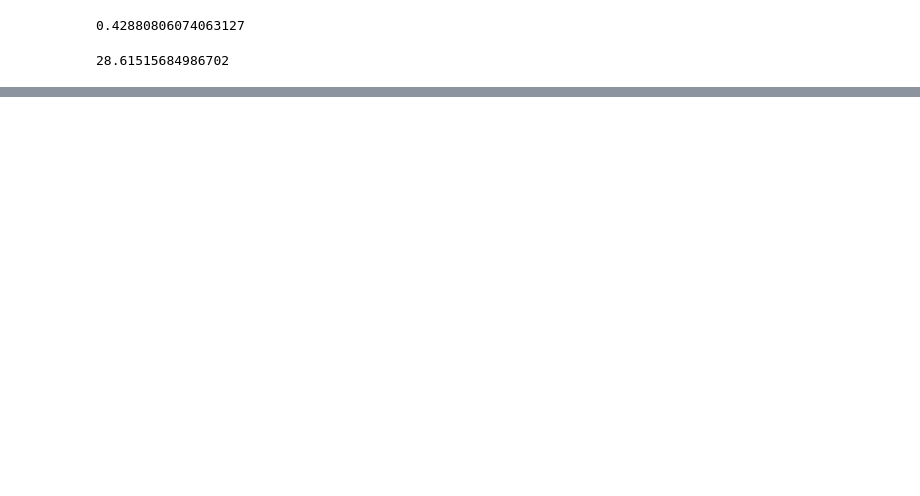
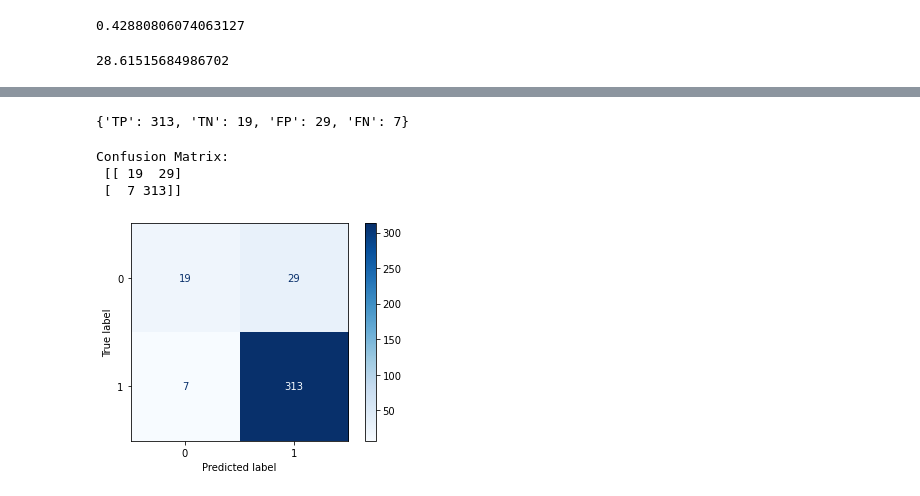
Before and after one commit to clarkkon/IBM-Employee-Attrition-Logistic-Regression, a Jupyter notebook: index.ipynb, the cells around one changed output, grey strips where cells are left out. Drawn from its saved outputs; the diff is of its cells as text; code cells hidden in the pictures; blank space fills up the shorter version.

Commit message:
Confusion Matrix

```diff
--- a/index.ipynb
+++ b/index.ipynb
@@ -92,7 +185,7 @@ log_loss(y_train, np.zeros(len(y_train)))
 clf = XGBClassifier()
 
 # Fit XGBClassifier
-clf.fit(X_train, y_train)
+clf.fit(X_train, y_train, eval_metric='rmse')
 
 # Predict on training and test sets
 training_preds = clf.predict(X_train)
@@ -114,7 +210,7 @@ param_grid = {
 }
 # %%
 grid_clf = GridSearchCV(clf, param_grid, scoring='accuracy', cv=None, n_jobs=1)
-grid_clf.fit(X_train, y_train)
+grid_clf.fit(X_train, y_train, eval_metric='rmse')
 
 best_parameters = grid_clf.best_params_
 
@@ -132,0 +239,48 @@ print('Validation accuracy: {:.4}%'.format(test_accuracy * 100))
+# %%
+#Creating Confusion Matrix
+logreg = LogisticRegression(fit_intercept=False, C=1e12, solver='liblinear')
+model_log = logreg.fit(X_train, y_train)
+y_hat_test = logreg.predict(X_test)
+
+def conf_matrix(y_true, y_pred):
+    cm = {'TP': 0, 'TN': 0, 'FP': 0, 'FN': 0}
+
+    for ind, label in enumerate(y_true):
+        pred = y_pred[ind]
+        if label == 1:
+            # CASE: TP
+            if label == pred:
+                cm['TP'] += 1
+            # CASE: FN
+            else:
+                cm['FN'] += 1
+        else:
+            # CASE: TN
+            if label == pred:
+                cm['TN'] += 1
+            # CASE: FP
+            else:
+                cm['FP'] += 1
+    return cm
+
+conf_matrix(y_test, y_hat_test)
+# %% [output]
+{'TP': 313, 'TN': 19, 'FP': 29, 'FN': 7}
+# %%
+#Checking work with sklearn
+from sklearn.metrics import confusion_matrix
+
+# Print confusion matrix
+cnf_matrix = confusion_matrix(y_test, y_hat_test)
+print('Confusion Matrix:\n', cnf_matrix)
+# %% [output]
+Confusion Matrix:
+ [[ 19  29]
+ [  7 313]]
+# %%
+#Visual of Confusion Matrix
+from sklearn.metrics import ConfusionMatrixDisplay
+disp = ConfusionMatrixDisplay(confusion_matrix=cnf_matrix, display_labels=model_log.classes_)
+disp.plot(cmap=plt.cm.Blues);
+# %% [output]
+[figure, added]
```
Also changed, not shown: parts of 13 cells of this notebook.
